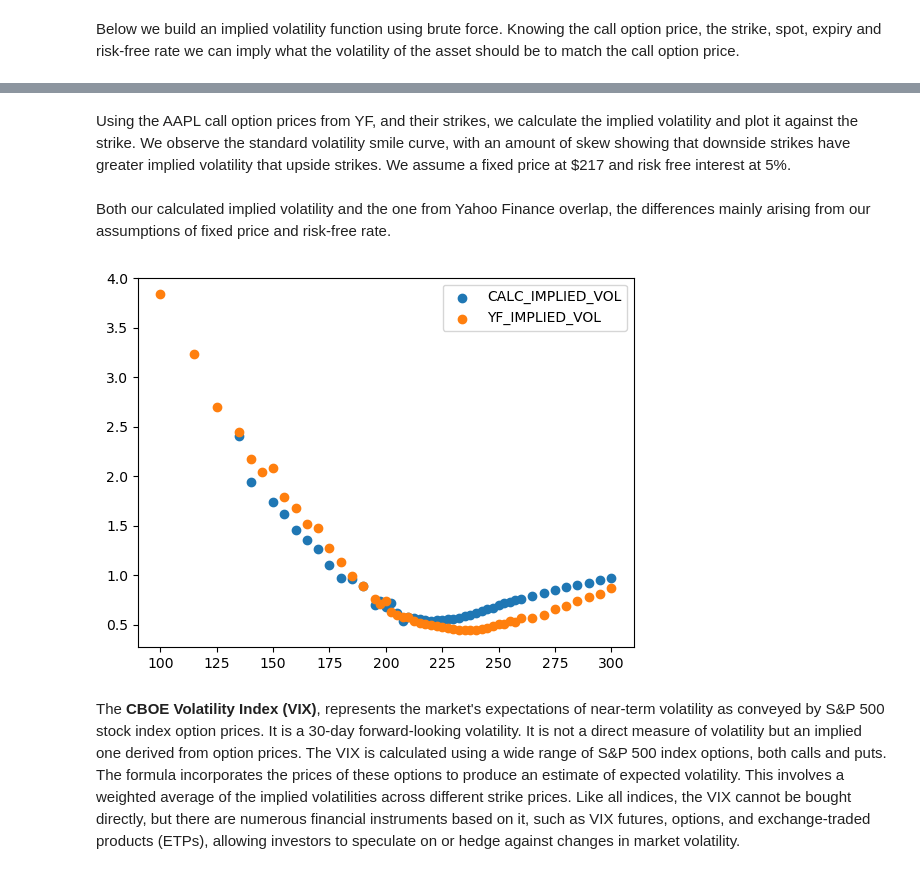
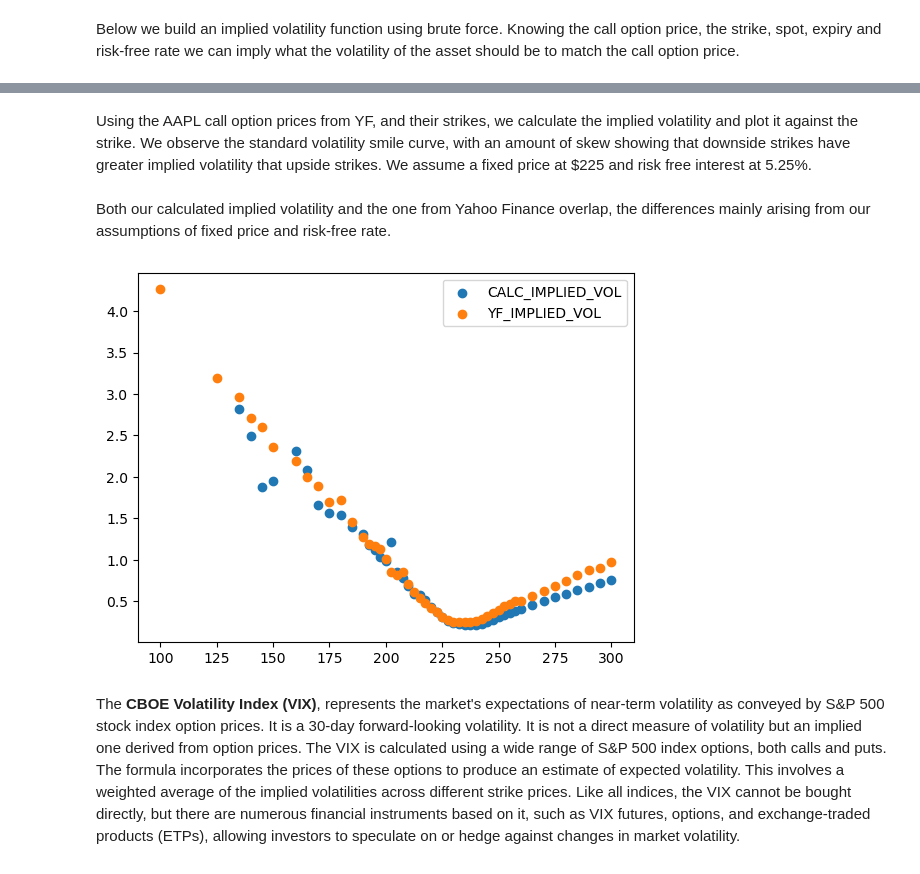
Before and after one commit to christianatanasov/algodisco, a Jupyter notebook: finance/volatility.ipynb, the cells around one changed output, grey strips where cells are left out. Cells and saved outputs as stored; diff of their text form; code cells hidden in the pictures.

```diff
--- a/finance/volatility.ipynb
+++ b/finance/volatility.ipynb
@@ -44,14 +44,14 @@ Volatility can also be marked via option contracts; <b>Implied volatility</b> of
 # %% [markdown]
 Below we build an implied volatility function using brute force. Knowing the call option price, the strike, spot, expiry and risk-free rate we can imply what the volatility of the asset should be to match the call option price.
 # %%
-def iv2(C, S, K, r, dt):
+def iv(C, S, K, r, dt):
     for sigma in np.linspace(0.01, 3, 500):
-        if (C - call(S, K, r, dt, sigma)) < 1e-4:
+        if (C - call(S, K, r, dt, sigma)) < 1e-3:
             return sigma
 # %%
 oc = yf.Ticker('AAPL').option_chain()[0] # The Yahoo Finance API gives 2 results, call options at [0] and put options [1]
 # %%
-oc_expiry = datetime.date(2024, 8, 2)
+oc_expiry = datetime.date(2024, 9, 2)
 dt = (np.busday_count(datetime.date.today(), oc_expiry) + 1) / 251
 # %%
 oc[['contractSymbol', 'strike', 'lastPrice']].head() # Note the expiry date from the contract symbol
@@ -65,19 +65,19 @@ oc[['contractSymbol', 'strike', 'lastPrice']].head() # Note the expiry date from
 # %% [markdown]
-Using the AAPL call option prices from YF, and their strikes, we calculate the implied volatility and plot it against the strike. We observe the standard volatility smile curve, with an amount of skew showing that downside strikes have greater implied volatility that upside strikes. We assume a fixed price at $217 and risk free interest at 5%.
+Using the AAPL call option prices from YF, and their strikes, we calculate the implied volatility and plot it against the strike. We observe the standard volatility smile curve, with an amount of skew showing that downside strikes have greater implied volatility that upside strikes. We assume a fixed price at $225 and risk free interest at 5.25%.
 # %% [markdown]
 Both our calculated implied volatility and the one from Yahoo Finance overlap, the differences mainly arising from our assumptions of fixed price and risk-free rate.
 # %%
 ro = pd.DataFrame()
 for x in oc.loc[oc['strike']>125][['strike', 'lastPrice']].values:
     K, C = x
-    sigma = iv2(C, 217, K, 0.05, dt)
+    sigma = iv(C, 225, K, 0.0525, dt)
     ro = ro.append(pd.DataFrame({'strike' : [K], 'C' : [C], 'implied_vol' : [sigma], 'S' : [217]}))
 plt.scatter(ro['strike'], ro['implied_vol'], label='CALC_IMPLIED_VOL')
 plt.scatter(oc['strike'], oc['impliedVolatility'], label='YF_IMPLIED_VOL')
 plt.legend()
 plt.show()
 # %% [output]
-[figure, old version]
+[figure, new version]
 # %% [markdown]
 The <b>CBOE Volatility Index (VIX)</b>, represents the market's expectations of near-term volatility as conveyed by S&P 500 stock index option prices. It is a 30-day forward-looking volatility. It is not a direct measure of volatility but an implied one derived from option prices. The VIX is calculated using a wide range of S&P 500 index options, both calls and puts. The formula incorporates the prices of these options to produce an estimate of expected volatility. This involves a weighted average of the implied volatilities across different strike prices. Like all indices, the VIX cannot be bought directly, but there are numerous financial instruments based on it, such as VIX futures, options, and exchange-traded products (ETPs), allowing investors to speculate on or hedge against changes in market volatility.
 # %% [markdown]
```
Also changed, not shown: parts of 8 cells of this notebook, 1 other file.
